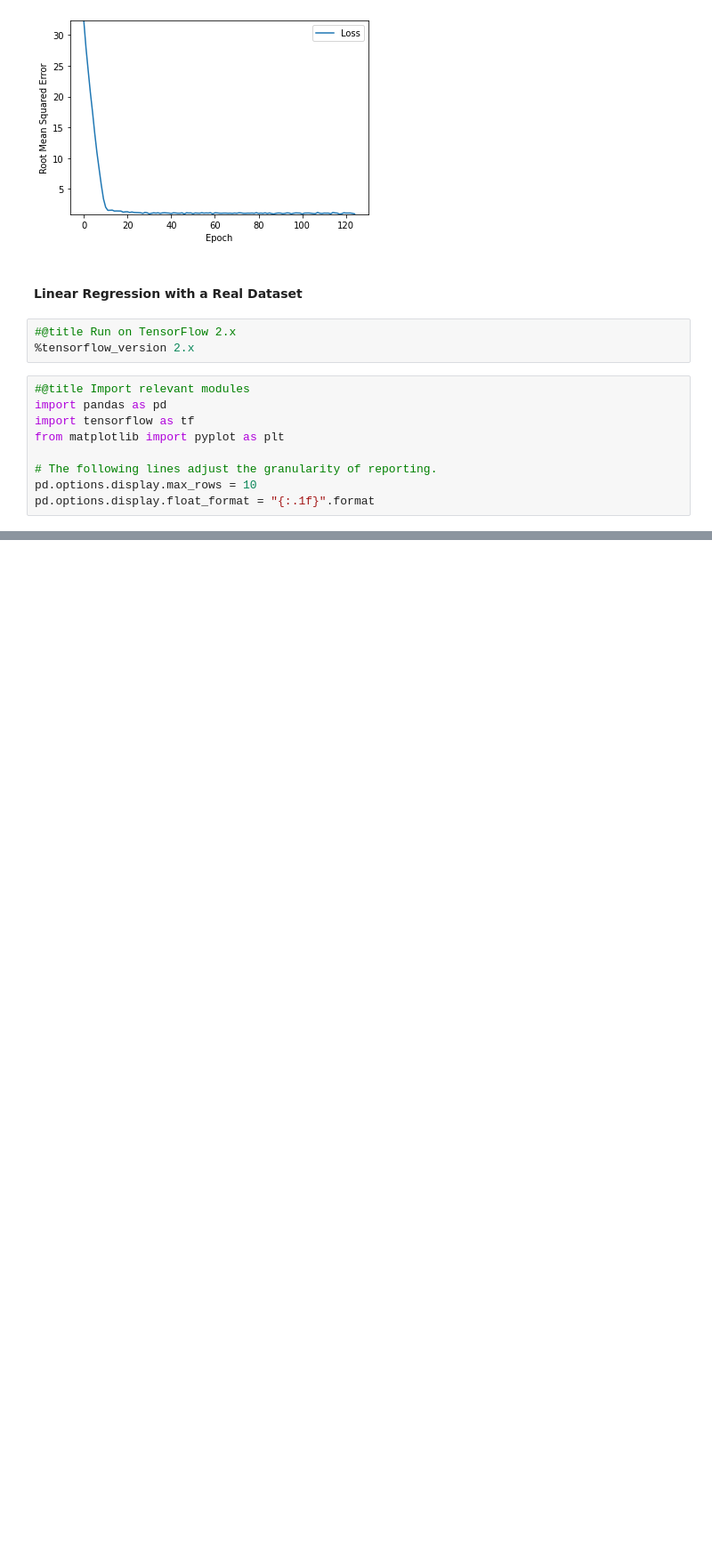
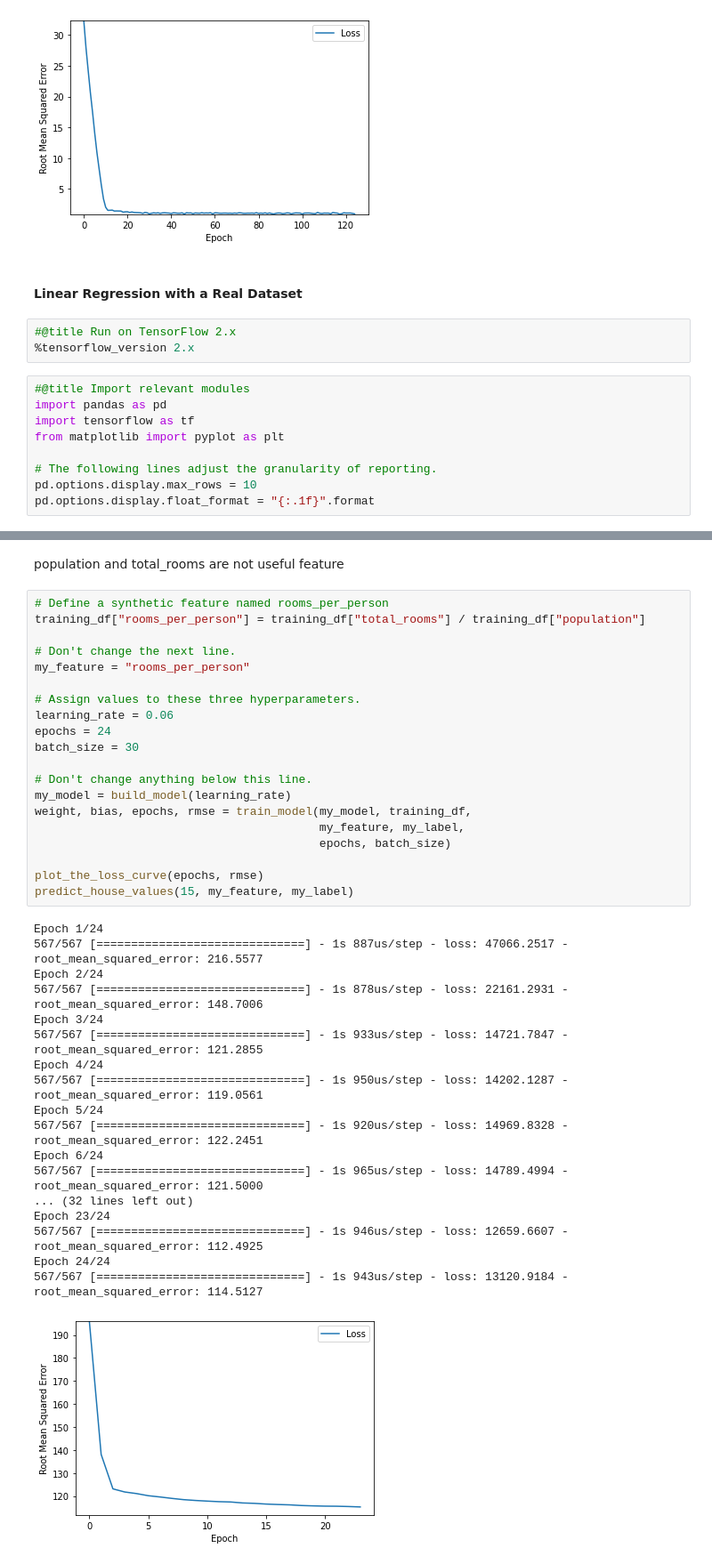
Before and after one commit to ujin2021/ML_CrashCourse, a Jupyter notebook: unit3_LinearRegression_keras.ipynb, the cells around one changed output, grey strips where cells are left out. Shown at 89% size. Drawn from its saved outputs; the diff is of its cells as text; blank space fills up the shorter version.

```diff
--- a/unit3_LinearRegression_keras.ipynb
+++ b/unit3_LinearRegression_keras.ipynb
@@ -241,0 +500,41 @@ pd.options.display.float_format = "{:.1f}".format
+# %% [markdown]
+population and total_rooms are not useful feature
+# %%
+# Define a synthetic feature named rooms_per_person
+training_df["rooms_per_person"] = training_df["total_rooms"] / training_df["population"]
+
+# Don't change the next line.
+my_feature = "rooms_per_person"
+
+# Assign values to these three hyperparameters.
+learning_rate = 0.06
+epochs = 24
+batch_size = 30
+
+# Don't change anything below this line.
+my_model = build_model(learning_rate)
+weight, bias, epochs, rmse = train_model(my_model, training_df,
+                                         my_feature, my_label,
+                                         epochs, batch_size)
+
+plot_the_loss_curve(epochs, rmse)
+predict_house_values(15, my_feature, my_label)
+# %% [output]
+Epoch 1/24
+567/567 [==============================] - 1s 887us/step - loss: 47066.2517 - root_mean_squared_error: 216.5577
+Epoch 2/24
+567/567 [==============================] - 1s 878us/step - loss: 22161.2931 - root_mean_squared_error: 148.7006
+Epoch 3/24
+567/567 [==============================] - 1s 933us/step - loss: 14721.7847 - root_mean_squared_error: 121.2855
+Epoch 4/24
+567/567 [==============================] - 1s 950us/step - loss: 14202.1287 - root_mean_squared_error: 119.0561
+Epoch 5/24
+567/567 [==============================] - 1s 920us/step - loss: 14969.8328 - root_mean_squared_error: 122.2451
+Epoch 6/24
+567/567 [==============================] - 1s 965us/step - loss: 14789.4994 - root_mean_squared_error: 121.5000
+... (32 lines left out)
+Epoch 23/24
+567/567 [==============================] - 1s 946us/step - loss: 12659.6607 - root_mean_squared_error: 112.4925
+Epoch 24/24
+567/567 [==============================] - 1s 943us/step - loss: 13120.9184 - root_mean_squared_error: 114.5127
+[figure, added]
```
Also changed, not shown: parts of 13 cells of this notebook.
